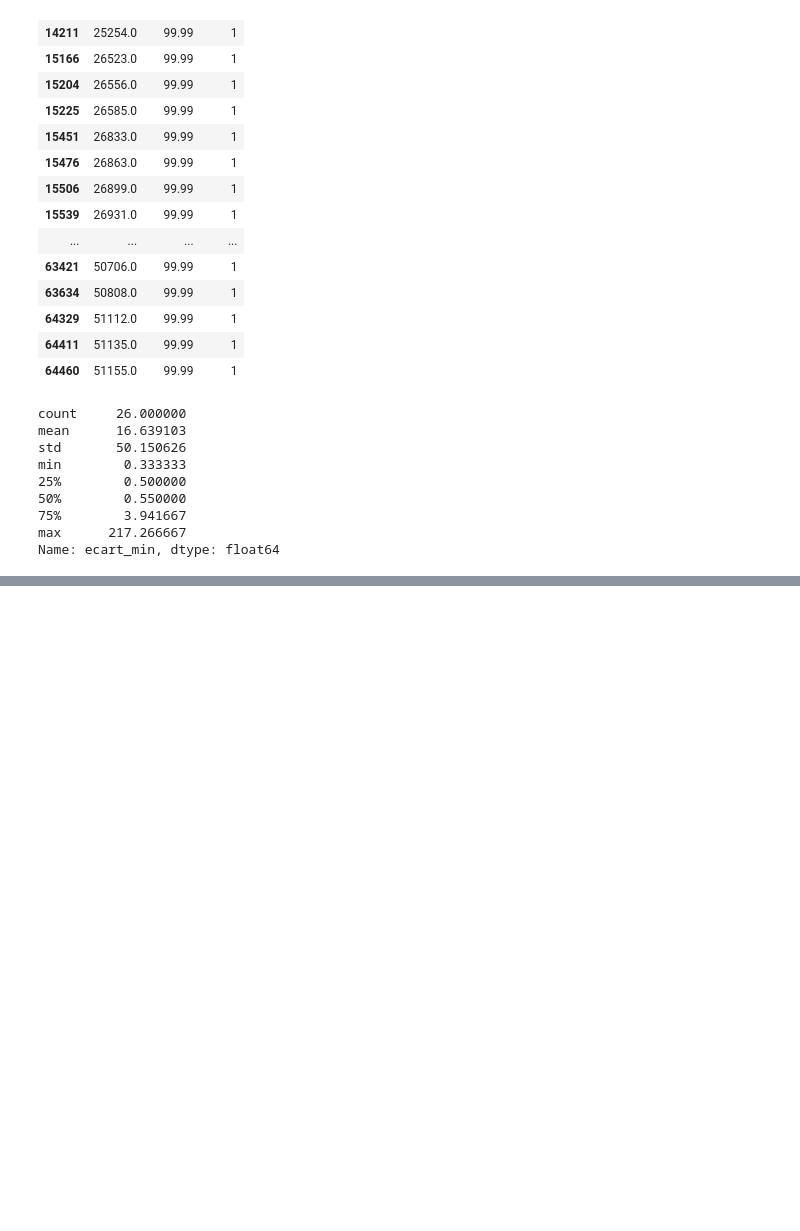
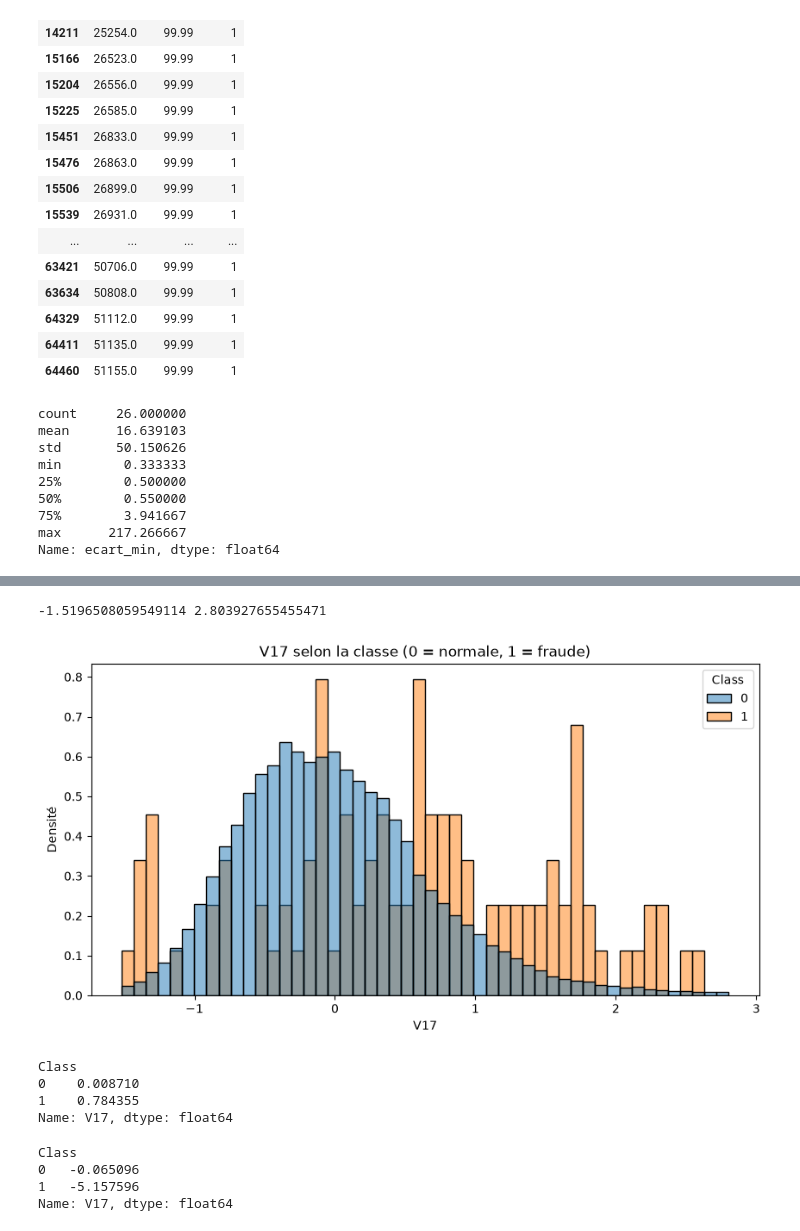
Before and after one commit to safasaaidi/fraud-detection, a Jupyter notebook: notebooks/01_exploration.ipynb, the cells around one changed output, grey strips where cells are left out. Cells and saved outputs as stored; diff of their text form; code cells hidden in the pictures; blank space fills up the shorter version.

```diff
--- a/notebooks/01_exploration.ipynb
+++ b/notebooks/01_exploration.ipynb
@@ -505,0 +761,34 @@ Name: ecart_min, dtype: float64
+# %%
+# on chosit la plage d'affichage
+bas = df_clean["V17"].quantile(0.005)
+haut = df_clean["V17"].quantile(0.995)
+print(bas, haut)
+# %% [output]
+-1.5196508059549114 2.803927655455471
+# %%
+# l'histogramme par classe
+plt.figure(figsize=(10, 5))
+sns.histplot(data=df_clean, x="V17", hue="Class",
+             stat="density", common_norm=False,
+             binrange=(bas, haut), bins=50)
+plt.title("V17 selon la classe (0 = normale, 1 = fraude)")
+plt.xlabel("V17")
+plt.ylabel("Densité")
+plt.show()
+# %% [output]
+[figure, added]
+# %%
+hors_plage = (df_clean["V17"] < bas) | (df_clean["V17"] > haut)
+hors_plage.groupby(df_clean["Class"]).mean()
+# %% [output]
+Class
+0    0.008710
+1    0.784355
+Name: V17, dtype: float64
+# %%
+df_clean.groupby("Class")["V17"].median()
+# %% [output]
+Class
+0   -0.065096
+1   -5.157596
+Name: V17, dtype: float64
```
Also changed, not shown: parts of 19 cells of this notebook.
